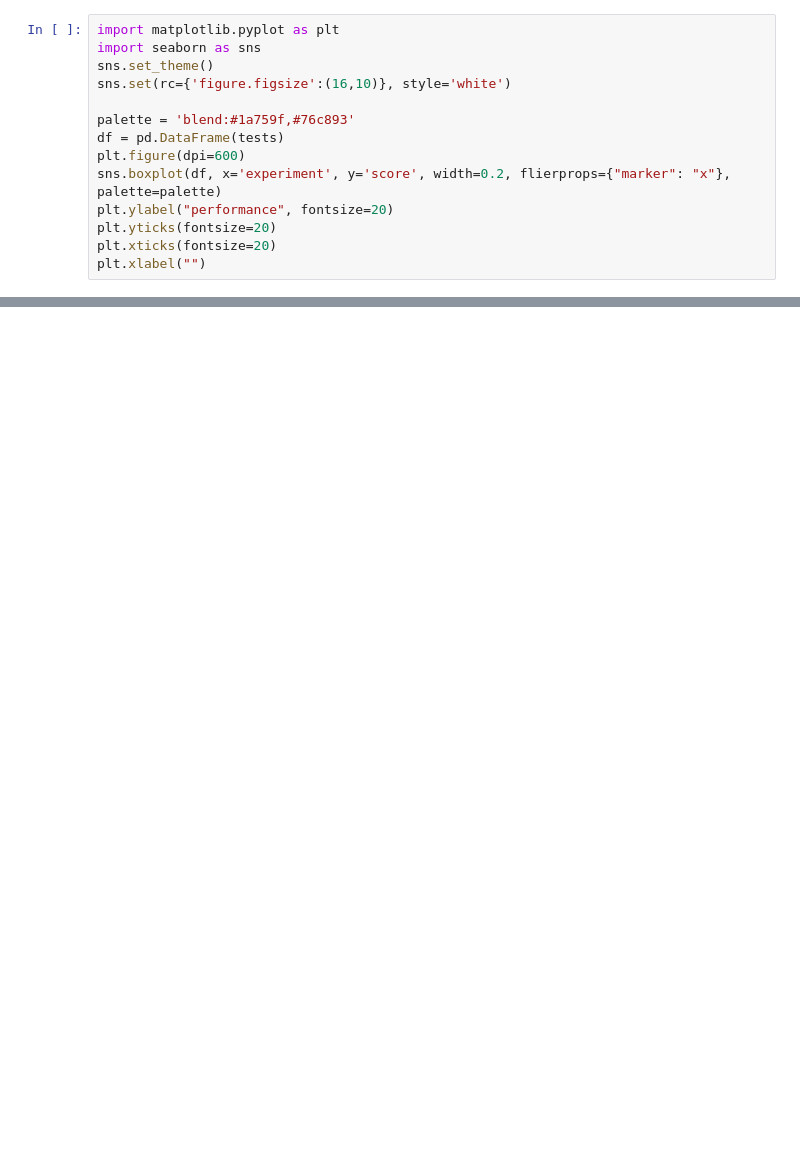
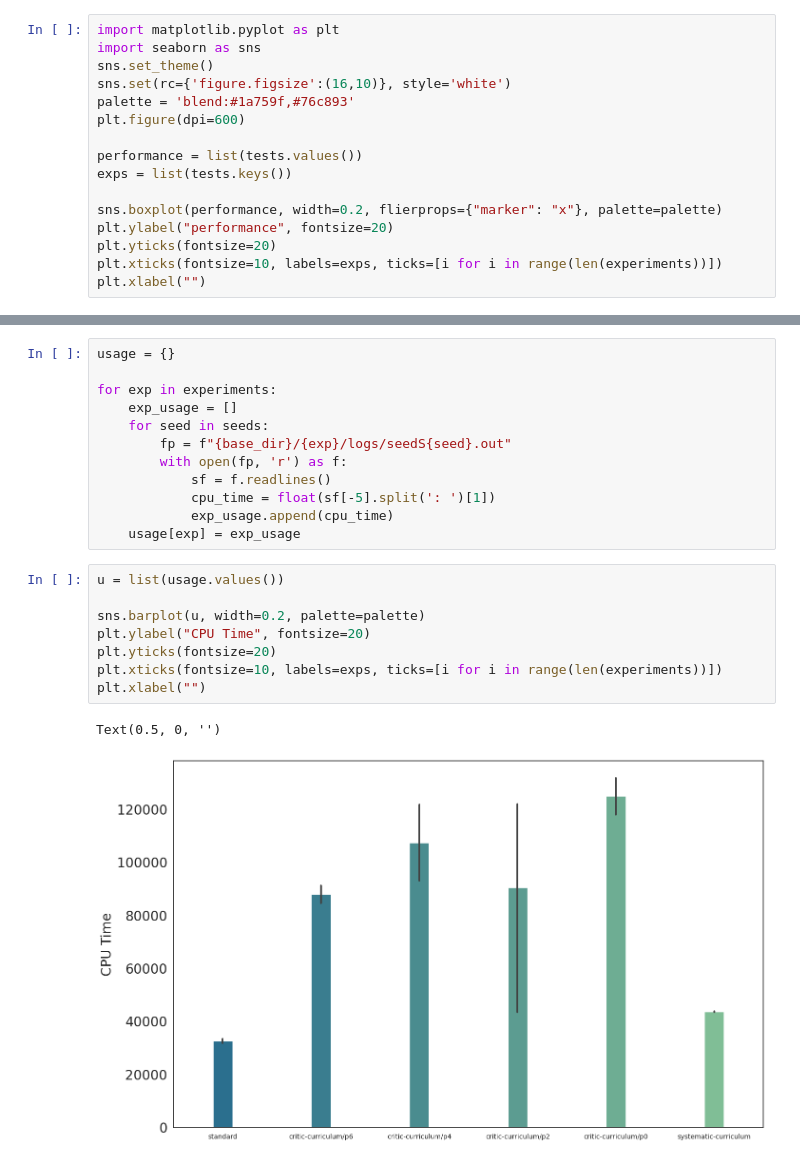
Before and after one commit to curriculum-guys/data-analysis, a Jupyter notebook: analysis/performance.ipynb, the cells around one changed output, grey strips where cells are left out. Saved outputs shown, nothing was run; the diff lists cells and outputs as text; blank space fills up the shorter version.

```diff
--- a/analysis/performance.ipynb
+++ b/analysis/performance.ipynb
@@ -43,14 +26,16 @@ import matplotlib.pyplot as plt
 import seaborn as sns
 sns.set_theme()
 sns.set(rc={'figure.figsize':(16,10)}, style='white')
+palette = 'blend:#1a759f,#76c893'
+plt.figure(dpi=600)
 
-palette = 'blend:#1a759f,#76c893'
-df = pd.DataFrame(tests)
-plt.figure(dpi=600)
-sns.boxplot(df, x='experiment', y='score', width=0.2, flierprops={"marker": "x"}, palette=palette)
+performance = list(tests.values())
+exps = list(tests.keys())
+
+sns.boxplot(performance, width=0.2, flierprops={"marker": "x"}, palette=palette)
 plt.ylabel("performance", fontsize=20)
 plt.yticks(fontsize=20)
-plt.xticks(fontsize=20)
+plt.xticks(fontsize=10, labels=exps, ticks=[i for i in range(len(experiments))])
 plt.xlabel("")
 # %% [output]
 Text(0.5, 0, '')
@@ -149,0 +43,23 @@ plt.show()
+# %%
+usage = {}
+
+for exp in experiments:
+    exp_usage = []
+    for seed in seeds:
+        fp = f"{base_dir}/{exp}/logs/seedS{seed}.out"
+        with open(fp, 'r') as f:
+            sf = f.readlines()
+            cpu_time = float(sf[-5].split(': ')[1])
+            exp_usage.append(cpu_time)
+    usage[exp] = exp_usage
+# %%
+u = list(usage.values())
+
+sns.barplot(u, width=0.2, palette=palette)
+plt.ylabel("CPU Time", fontsize=20)
+plt.yticks(fontsize=20)
+plt.xticks(fontsize=10, labels=exps, ticks=[i for i in range(len(experiments))])
+plt.xlabel("")
+# %% [output]
+Text(0.5, 0, '')
+[figure, added]
```
Also changed, not shown: parts of 6 cells of this notebook, 20 other files.
